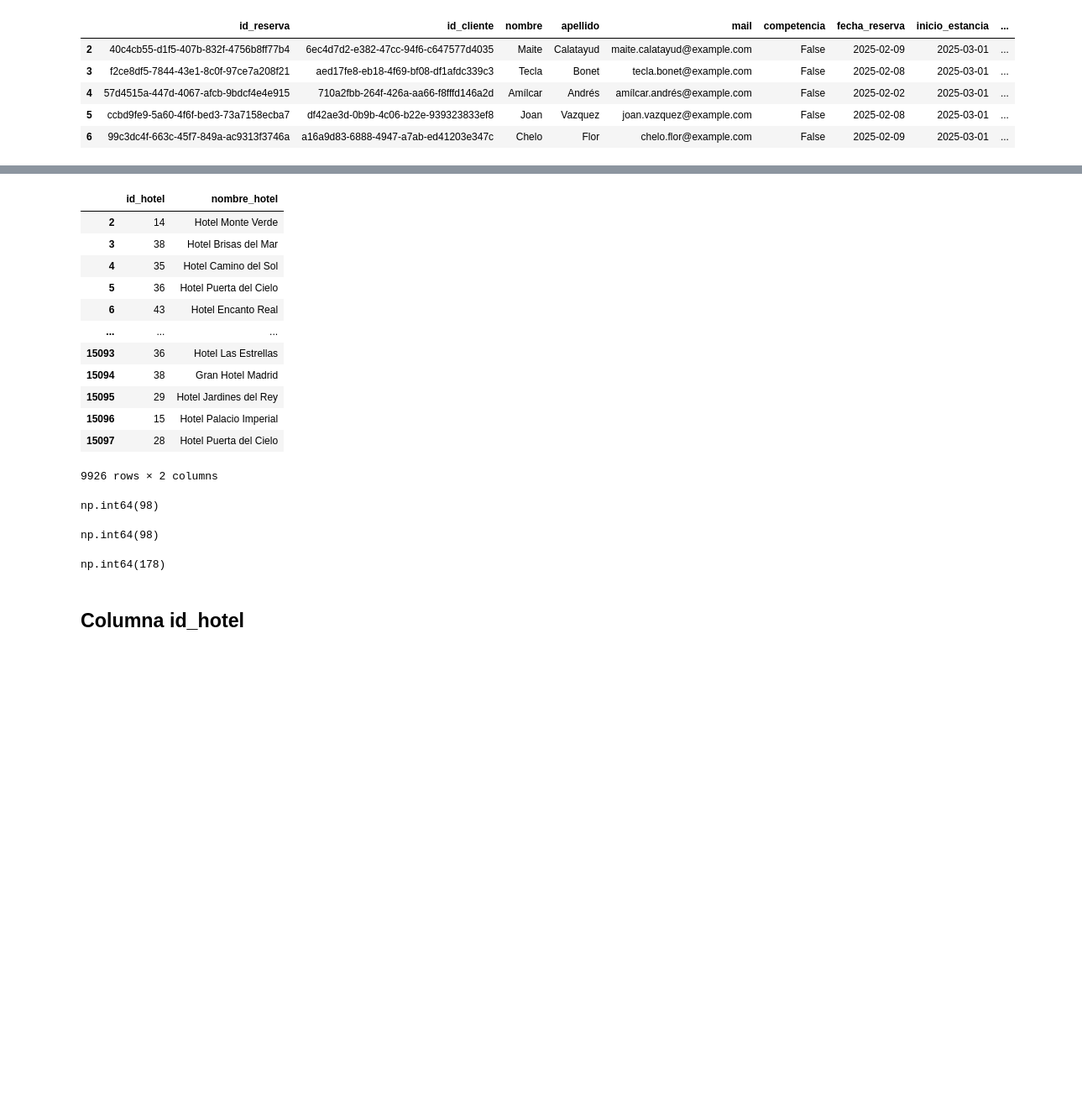
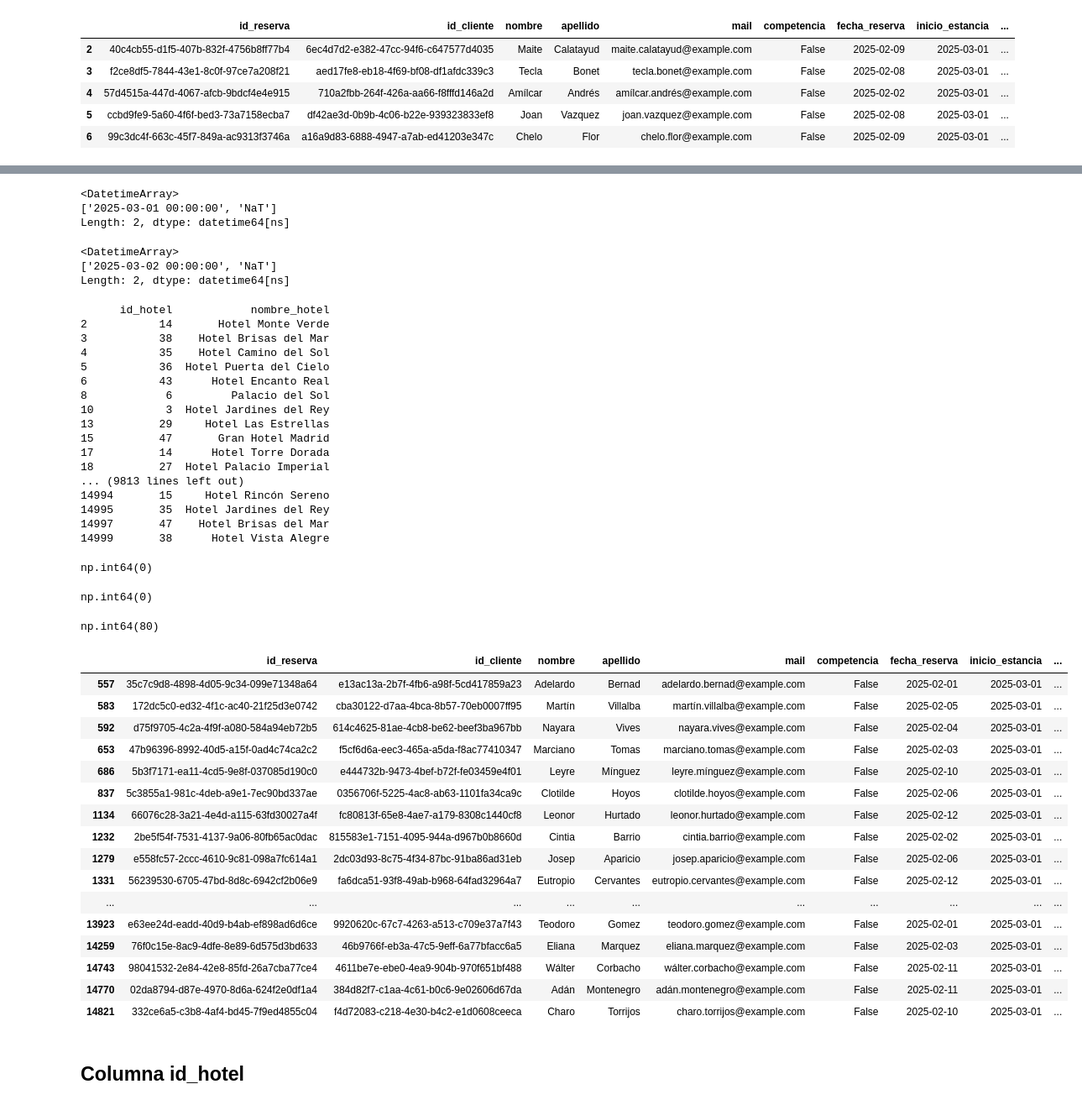
Before and after one commit to Gabijc/Proyecto_ETL_Hoteles, a Jupyter notebook: Notebooks/Analisis_inicial.ipynb, the cells around one changed output, grey strips where cells are left out. Shown at 84% size. Saved outputs shown, nothing was run; the diff lists cells and outputs as text; code cells hidden in the pictures; blank space fills up the shorter version.

```diff
--- a/Notebooks/Analisis_inicial.ipynb
+++ b/Notebooks/Analisis_inicial.ipynb
@@ -212,8 +270,8 @@ Tenemos valores nulos en este caso en las columnas de inicio, fin de estancia y
 Tenemos duplicados en las columnas de id de cliente (178) e id de reserva (98)
 # %%
 # Filtramos por las columnas que contienen False.
-df_false = data[data["col_prueba"] == "False"]
-df_false.head()
+hoteles_grupo = data[data["col_prueba"] == "False"]
+hoteles_grupo.head()
 # %% [output]
 |  | id_reserva | id_cliente | nombre | apellido | mail | competencia | fecha_reserva | inicio_estancia | ... |
 | 2 | 40c4cb55-d1f5-407b-832f-4756b8ff77b4 | 6ec4d7d2-e382-47cc-94f6-c647577d4035 | Maite | Calatayud | maite.calatayud@example.com | False | 2025-02-09 | 2025-03-01 | ... |
@@ -229,36 +301,72 @@ df_false.head()
 # %%
 # Comprobamos si los valores nulos de las columnas de inicio y final de estancia se corresponden con los mismos clientes en ambas columnas.
 # df_false[df_false["inicio_estancia"].isnull()] == df_false[df_false["final_estancia"].isnull()]
+# %%
+hoteles_grupo["inicio_estancia"].unique()
+# %% [output]
+<DatetimeArray>
+['2025-03-01 00:00:00', 'NaT']
+Length: 2, dtype: datetime64[ns]
+# %%
+hoteles_grupo["final_estancia"].unique()
+# %% [output]
+<DatetimeArray>
+['2025-03-02 00:00:00', 'NaT']
+Length: 2, dtype: datetime64[ns]
 # %%
 # Vamos a revisar los nombres de los hoteles y su id_correspondiente
-df_false[["id_hotel","nombre_hotel"]]
+hoteles_grupo[["id_hotel","nombre_hotel"]]
 # %% [output]
-|  | id_hotel | nombre_hotel |
-| 2 | 14 | Hotel Monte Verde |
-| 3 | 38 | Hotel Brisas del Mar |
-| 4 | 35 | Hotel Camino del Sol |
-| 5 | 36 | Hotel Puerta del Cielo |
-| 6 | 43 | Hotel Encanto Real |
-| ... | ... | ... |
-| 15093 | 36 | Hotel Las Estrellas |
-| 15094 | 38 | Gran Hotel Madrid |
-| 15095 | 29 | Hotel Jardines del Rey |
-| 15096 | 15 | Hotel Palacio Imperial |
-| 15097 | 28 | Hotel Puerta del Cielo |
-9926 rows × 2 columns
+      id_hotel            nombre_hotel
+2           14       Hotel Monte Verde
+3           38    Hotel Brisas del Mar
+4           35    Hotel Camino del Sol
+5           36  Hotel Puerta del Cielo
+6           43      Hotel Encanto Real
+8            6         Palacio del Sol
+10           3  Hotel Jardines del Rey
+13          29     Hotel Las Estrellas
+15          47       Gran Hotel Madrid
+17          14      Hotel Torre Dorada
+18          27  Hotel Palacio Imperial
+... (9813 lines left out)
+14994       15     Hotel Rincón Sereno
+14995       35  Hotel Jardines del Rey
+14997       47    Hotel Brisas del Mar
+14999       38      Hotel Vista Alegre
 # %%
-df_false.duplicated().sum()
+hoteles_grupo.duplicated().sum()
 # %% [output]
-np.int64(98)
+np.int64(0)
 # %%
 # Revisamos duplicados de los valores
-df_false["id_reserva"].duplicated().sum()
+hoteles_grupo["id_reserva"].duplicated().sum()
 # %% [output]
-np.int64(98)
+np.int64(0)
 # %%
-df_false["id_cliente"].duplicated().sum()
+hoteles_grupo["id_cliente"].duplicated().sum()
 # %% [output]
-np.int64(178)
+np.int64(80)
+# %%
+hoteles_grupo[hoteles_grupo["id_cliente"].duplicated()]
+# %% [output]
+|  | id_reserva | id_cliente | nombre | apellido | mail | competencia | fecha_reserva | inicio_estancia | ... |
+| 557 | 35c7c9d8-4898-4d05-9c34-099e71348a64 | e13ac13a-2b7f-4fb6-a98f-5cd417859a23 | Adelardo | Bernad | adelardo.bernad@example.com | False | 2025-02-01 | 2025-03-01 | ... |
+| 583 | 172dc5c0-ed32-4f1c-ac40-21f25d3e0742 | cba30122-d7aa-4bca-8b57-70eb0007ff95 | Martín | Villalba | martín.villalba@example.com | False | 2025-02-05 | 2025-03-01 | ... |
+| 592 | d75f9705-4c2a-4f9f-a080-584a94eb72b5 | 614c4625-81ae-4cb8-be62-beef3ba967bb | Nayara | Vives | nayara.vives@example.com | False | 2025-02-04 | 2025-03-01 | ... |
+| 653 | 47b96396-8992-40d5-a15f-0ad4c74ca2c2 | f5cf6d6a-eec3-465a-a5da-f8ac77410347 | Marciano | Tomas | marciano.tomas@example.com | False | 2025-02-03 | 2025-03-01 | ... |
+| 686 | 5b3f7171-ea11-4cd5-9e8f-037085d190c0 | e444732b-9473-4bef-b72f-fe03459e4f01 | Leyre | Mínguez | leyre.mínguez@example.com | False | 2025-02-10 | 2025-03-01 | ... |
+| 837 | 5c3855a1-981c-4deb-a9e1-7ec90bd337ae | 0356706f-5225-4ac8-ab63-1101fa34ca9c | Clotilde | Hoyos | clotilde.hoyos@example.com | False | 2025-02-06 | 2025-03-01 | ... |
+| 1134 | 66076c28-3a21-4e4d-a115-63fd30027a4f | fc80813f-65e8-4ae7-a179-8308c1440cf8 | Leonor | Hurtado | leonor.hurtado@example.com | False | 2025-02-12 | 2025-03-01 | ... |
+| 1232 | 2be5f54f-7531-4137-9a06-80fb65ac0dac | 815583e1-7151-4095-944a-d967b0b8660d | Cintia | Barrio | cintia.barrio@example.com | False | 2025-02-02 | 2025-03-01 | ... |
+| 1279 | e558fc57-2ccc-4610-9c81-098a7fc614a1 | 2dc03d93-8c75-4f34-87bc-91ba86ad31eb | Josep | Aparicio | josep.aparicio@example.com | False | 2025-02-06 | 2025-03-01 | ... |
+| 1331 | 56239530-6705-47bd-8d8c-6942cf2b06e9 | fa6dca51-93f8-49ab-b968-64fad32964a7 | Eutropio | Cervantes | eutropio.cervantes@example.com | False | 2025-02-12 | 2025-03-01 | ... |
+| ... | ... | ... | ... | ... | ... | ... | ... | ... | ... |
+| 13923 | e63ee24d-eadd-40d9-b4ab-ef898ad6d6ce | 9920620c-67c7-4263-a513-c709e37a7f43 | Teodoro | Gomez | teodoro.gomez@example.com | False | 2025-02-01 | 2025-03-01 | ... |
+| 14259 | 76f0c15e-8ac9-4dfe-8e89-6d575d3bd633 | 46b9766f-eb3a-47c5-9eff-6a77bfacc6a5 | Eliana | Marquez | eliana.marquez@example.com | False | 2025-02-03 | 2025-03-01 | ... |
+| 14743 | 98041532-2e84-42e8-85fd-26a7cba77ce4 | 4611be7e-ebe0-4ea9-904b-970f651bf488 | Wálter | Corbacho | wálter.corbacho@example.com | False | 2025-02-11 | 2025-03-01 | ... |
+| 14770 | 02da8794-d87e-4970-8d6a-624f2e0df1a4 | 384d82f7-c1aa-4c61-b0c6-9e02606d67da | Adán | Montenegro | adán.montenegro@example.com | False | 2025-02-11 | 2025-03-01 | ... |
+| 14821 | 332ce6a5-c3b8-4af4-bd45-7f9ed4855c04 | f4d72083-c218-4e30-b4c2-e1d0608ceeca | Charo | Torrijos | charo.torrijos@example.com | False | 2025-02-10 | 2025-03-01 | ... |
 # %% [markdown]
 ## Columna id_hotel
 # %%
```
Also changed, not shown: parts of 21 cells of this notebook, 1 other file.
